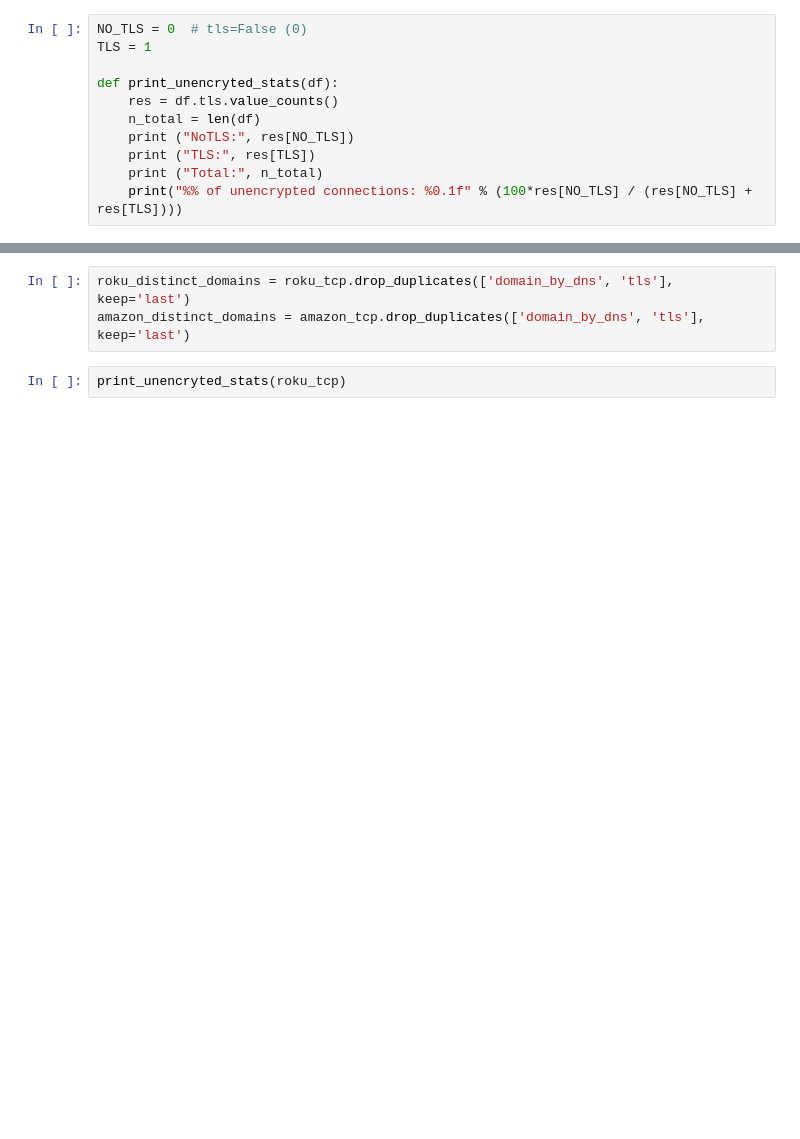
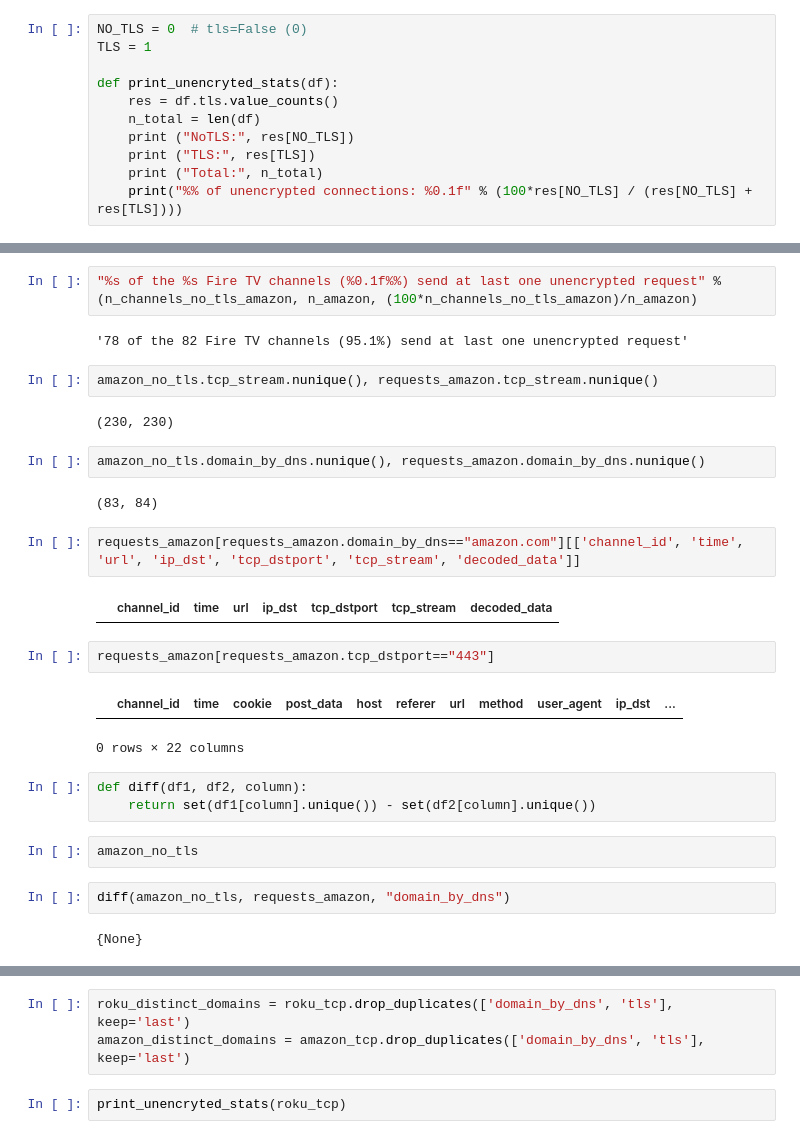
Before and after one commit to citp/ott-tracking, a Jupyter notebook: src/analysis/notebooks/Unencrypted-Connections.ipynb, the cells around one changed output, grey strips where cells are left out. Drawn from its saved outputs; the diff is of its cells as text; blank space fills up the shorter version.

```diff
--- a/src/analysis/notebooks/Unencrypted-Connections.ipynb
+++ b/src/analysis/notebooks/Unencrypted-Connections.ipynb
@@ -66,0 +77,30 @@ def print_unencryted_stats(df):
+# %%
+"%s of the %s Fire TV channels (%0.1f%%) send at last one unencrypted request" % (n_channels_no_tls_amazon, n_amazon, (100*n_channels_no_tls_amazon)/n_amazon)
+# %% [output]
+'78 of the 82 Fire TV channels (95.1%) send at last one unencrypted request'
+# %%
+amazon_no_tls.tcp_stream.nunique(), requests_amazon.tcp_stream.nunique()
+# %% [output]
+(230, 230)
+# %%
+amazon_no_tls.domain_by_dns.nunique(), requests_amazon.domain_by_dns.nunique()
+# %% [output]
+(83, 84)
+# %%
+requests_amazon[requests_amazon.domain_by_dns=="amazon.com"][['channel_id', 'time', 'url', 'ip_dst', 'tcp_dstport', 'tcp_stream', 'decoded_data']]
+# %% [output]
+|  | channel_id | time | url | ip_dst | tcp_dstport | tcp_stream | decoded_data |
+# %%
+requests_amazon[requests_amazon.tcp_dstport=="443"]
+# %% [output]
+|  | channel_id | time | cookie | post_data | host | referer | url | method | user_agent | ip_dst | ... |
+0 rows × 22 columns
+# %%
+def diff(df1, df2, column):
+    return set(df1[column].unique()) - set(df2[column].unique())
+# %%
+amazon_no_tls
+# %%
+diff(amazon_no_tls, requests_amazon, "domain_by_dns")
+# %% [output]
+{None}
```
Also changed, not shown: parts of 25 cells of this notebook, 3 other files.
